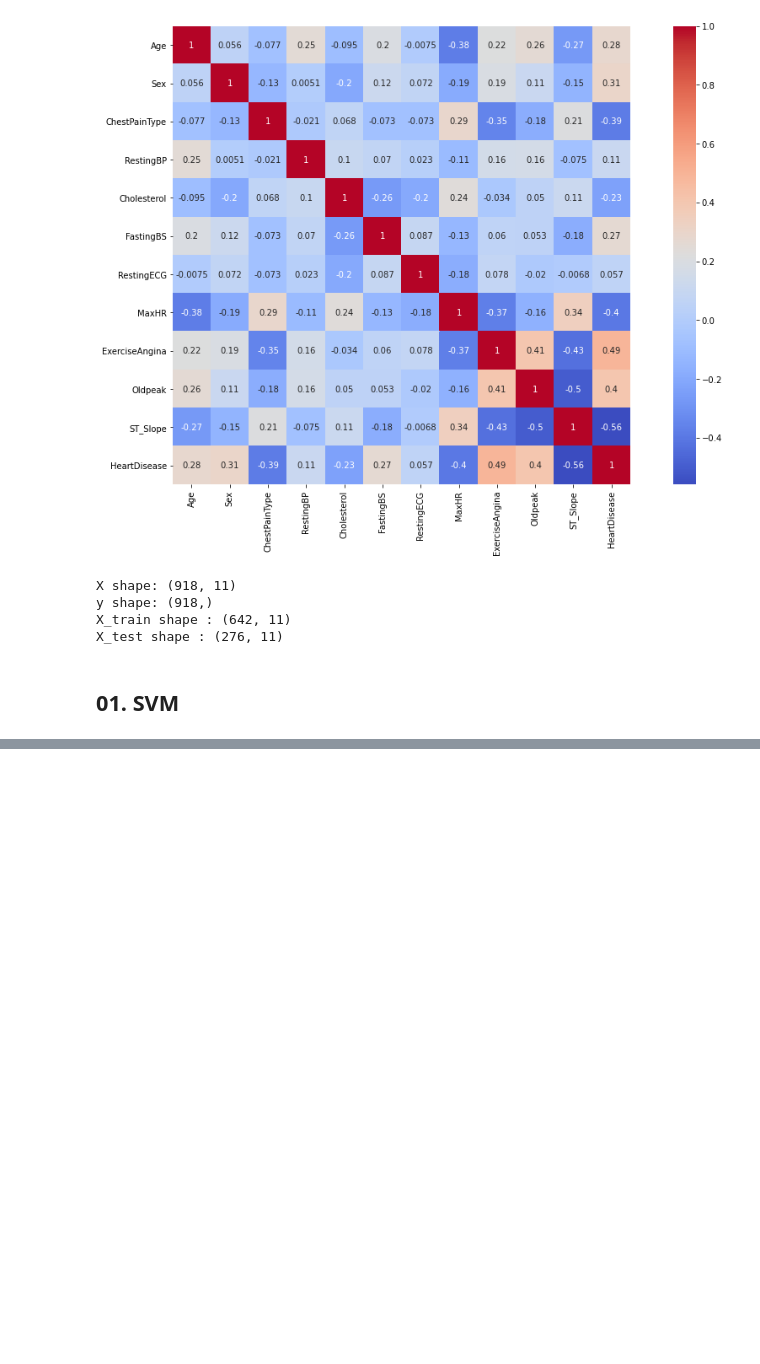
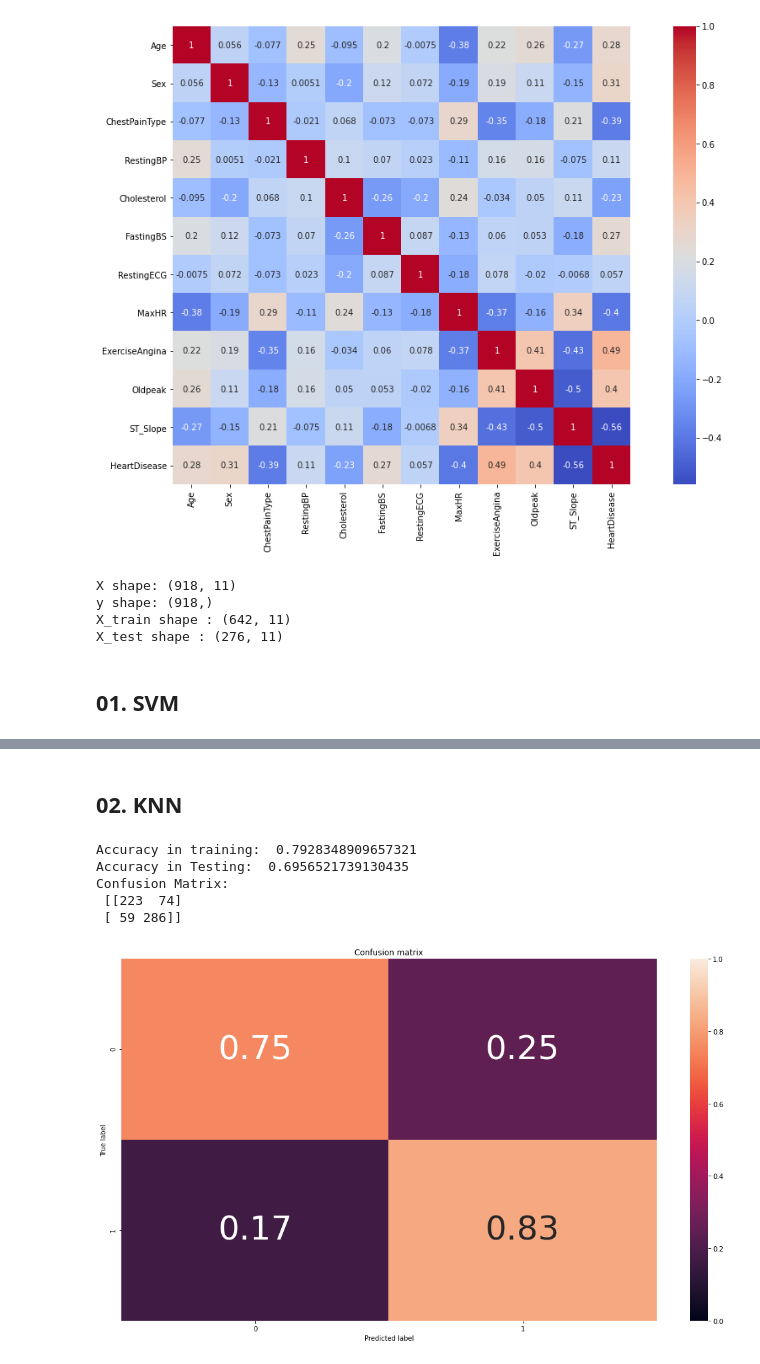
Before and after one commit to salamzakeer/ML_Assignment2_IT19046426_IT19019178_IT19038438_IT19119618, a Jupyter notebook: heart_decease_prediction.ipynb, the cells around one changed output, grey strips where cells are left out. Cells and saved outputs as stored; diff of their text form; code cells hidden in the pictures; blank space fills up the shorter version.

Commit message:
KNN model

```diff
--- a/heart_decease_prediction.ipynb
+++ b/heart_decease_prediction.ipynb
@@ -291,0 +298,30 @@ print('Confusion Matrix: \n' ,cm)
+# %% [markdown]
+## 02. KNN
+# %%
+from sklearn.neighbors import KNeighborsClassifier
+
+
+knen_model = KNeighborsClassifier()
+
+
+knen_model.fit(X_train, y_train)
+
+knen_predict = knen_model.predict(X_train)
+# %%
+print("Accuracy in training: ", knen_model.score(X_train, y_train))
+
+print("Accuracy in Testing: ", knen_model.score(X_test, y_test))
+
+cm = confusion_matrix(y_train, knen_predict)
+cm_norm = cm/cm.sum(axis=1)[:, np.newaxis]
+plt.figure(figsize=(18,10))
+plot_confusion_matrix(cm_norm, classes=knen_model.classes_)
+
+print('Confusion Matrix: \n' ,cm)
+# %% [output]
+Accuracy in training:  0.7928348909657321
+Accuracy in Testing:  0.6956521739130435
+Confusion Matrix:
+ [[223  74]
+ [ 59 286]]
+[figure, added]
```
Also changed, not shown: parts of 1 cell of this notebook.
